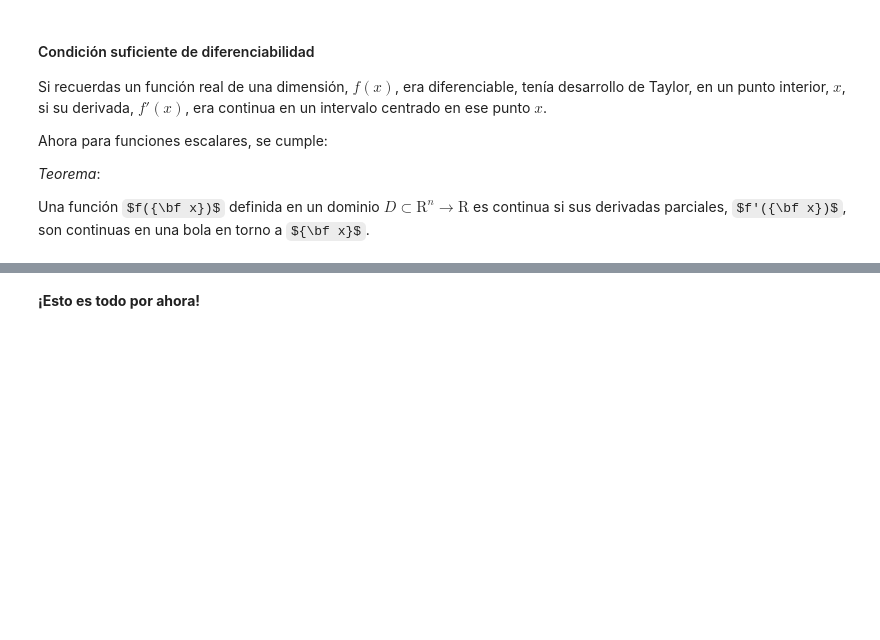
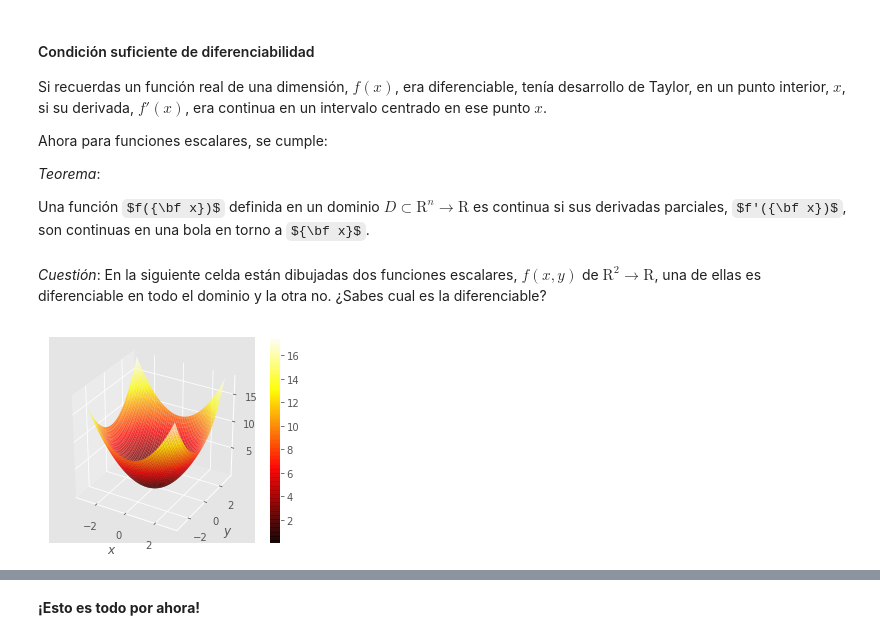
Before and after one commit to jahernando/USC-MMIII, a Jupyter notebook: tderivadas_gradiante_jacobiana.ipynb, the cells around one changed output, grey strips where cells are left out. Cells and saved outputs as stored; diff of their text form; code cells hidden in the pictures; some formulas as TeX source; blank space fills up the shorter version.

```diff
--- a/tderivadas_gradiante_jacobiana.ipynb
+++ b/tderivadas_gradiante_jacobiana.ipynb
@@ -400,3 +400,10 @@ Ahora para funciones escalares, se cumple:
 *Teorema*:
 
 Una función $f({\bf x})$ definida en un dominio $D \subset \mathrm{R}^n \to \mathrm{R}$ es continua si sus derivadas parciales, $f'({\bf x})$, son continuas en una bola en torno a ${\bf x}$.
+# %% [markdown]
+*Cuestión*: En la siguiente celda están dibujadas dos funciones escalares, $f(x, y)$ de $\mathrm{R}^2 \to \mathrm{R}$, una de ellas es diferenciable en todo el dominio y la otra no. ¿Sabes cual es la diferenciable?
+# %%
+fun1 = lambda x, y : x*x + y*y
+gf.graph(fun1);
+# %% [output]
+[figure, added]
```
Also changed, not shown: parts of 9 cells of this notebook, 1 other file.
